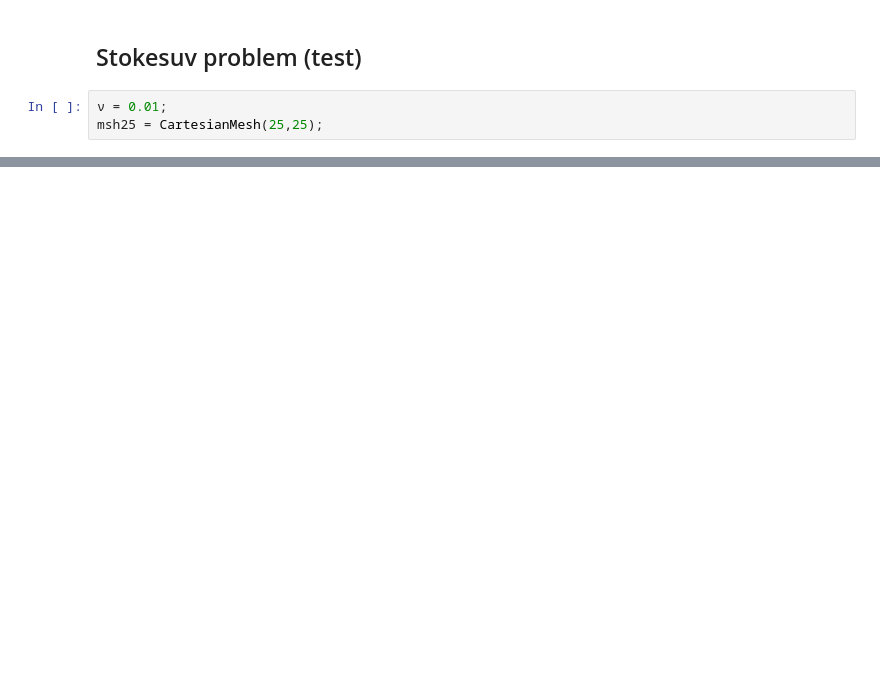
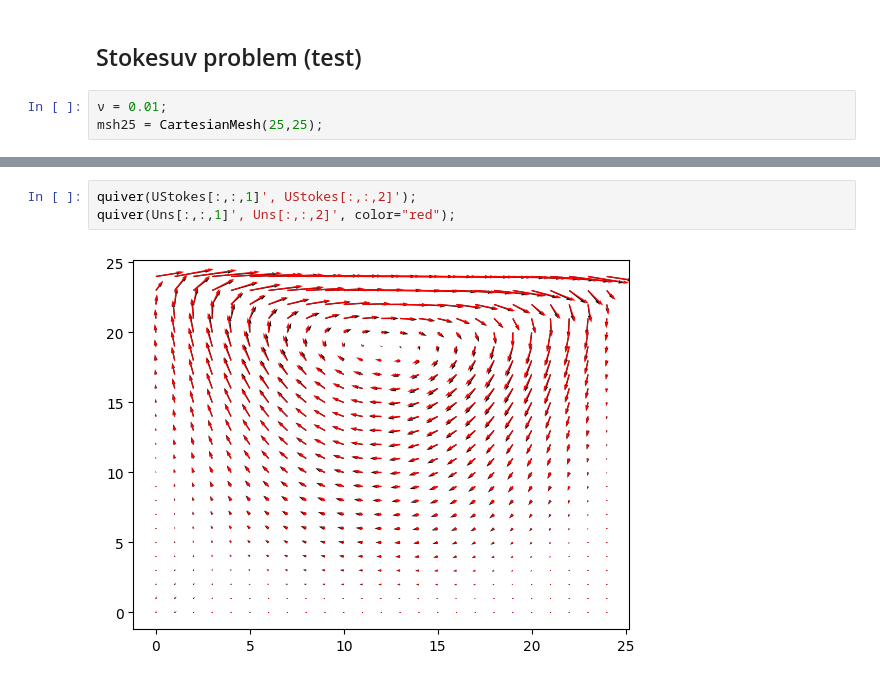
Before and after one commit to furstj/NSP, a Jupyter notebook: lessons/03_navier_stokes.ipynb, the cells around one changed output, grey strips where cells are left out. Saved outputs shown, nothing was run; the diff lists cells and outputs as text; blank space fills up the shorter version.

```diff
--- a/lessons/03_navier_stokes.ipynb
+++ b/lessons/03_navier_stokes.ipynb
@@ -290,0 +419,5 @@ since type constructors fall back to convert methods.
+# %%
+quiver(UStokes[:,:,1]', UStokes[:,:,2]');
+quiver(Uns[:,:,1]', Uns[:,:,2]', color="red");
+# %% [output]
+[figure, added]
```
Also changed, not shown: parts of 25 cells of this notebook, 1 other file.
